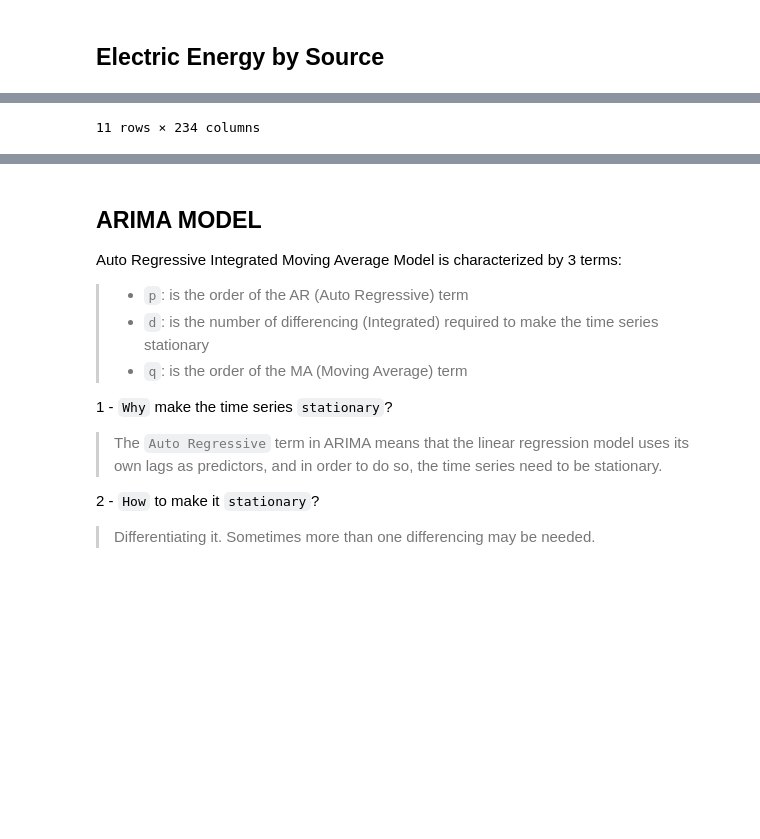
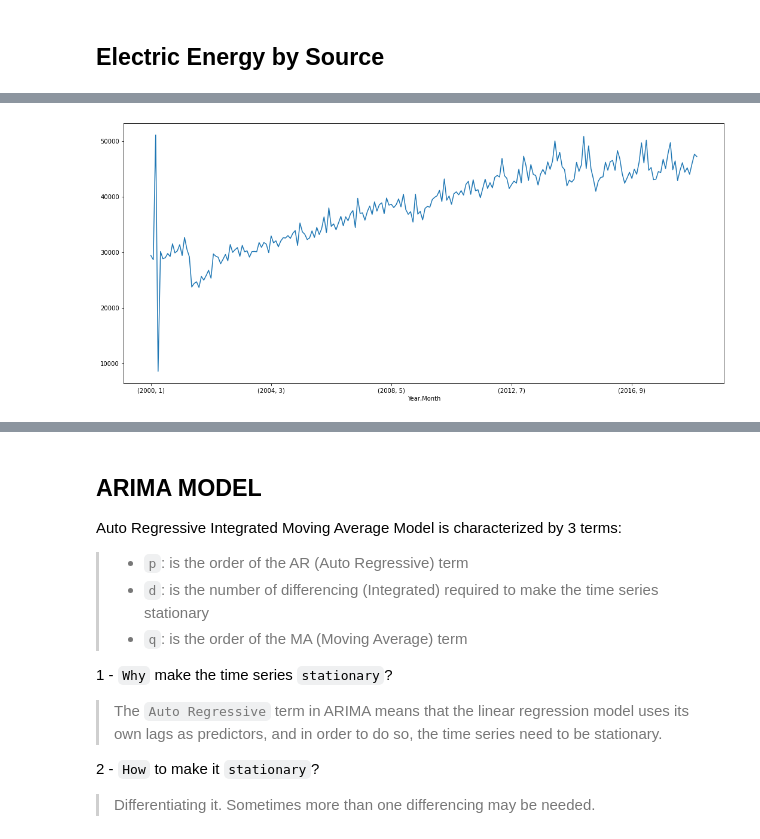
Before and after one commit to lauramsfernandes/BrazilianGasMarket, a Jupyter notebook: naturalGas_Forecast.ipynb, the cells around one changed output, grey strips where cells are left out. Saved outputs shown, nothing was run; the diff lists cells and outputs as text; code cells hidden in the pictures; blank space fills up the shorter version.

```diff
--- a/naturalGas_Forecast.ipynb
+++ b/naturalGas_Forecast.ipynb
@@ -54,3 +93,3 @@ ax.set_xticklabels(
 # %%
-energy_source.df
+energy_source.df.sum(axis=1).plot();
 # %% [output]
@@ -71 +96 @@ energy_source.df
-11 rows × 234 columns
+[figure, added]
```
Also changed, not shown: parts of 15 cells of this notebook, 4 other files.
